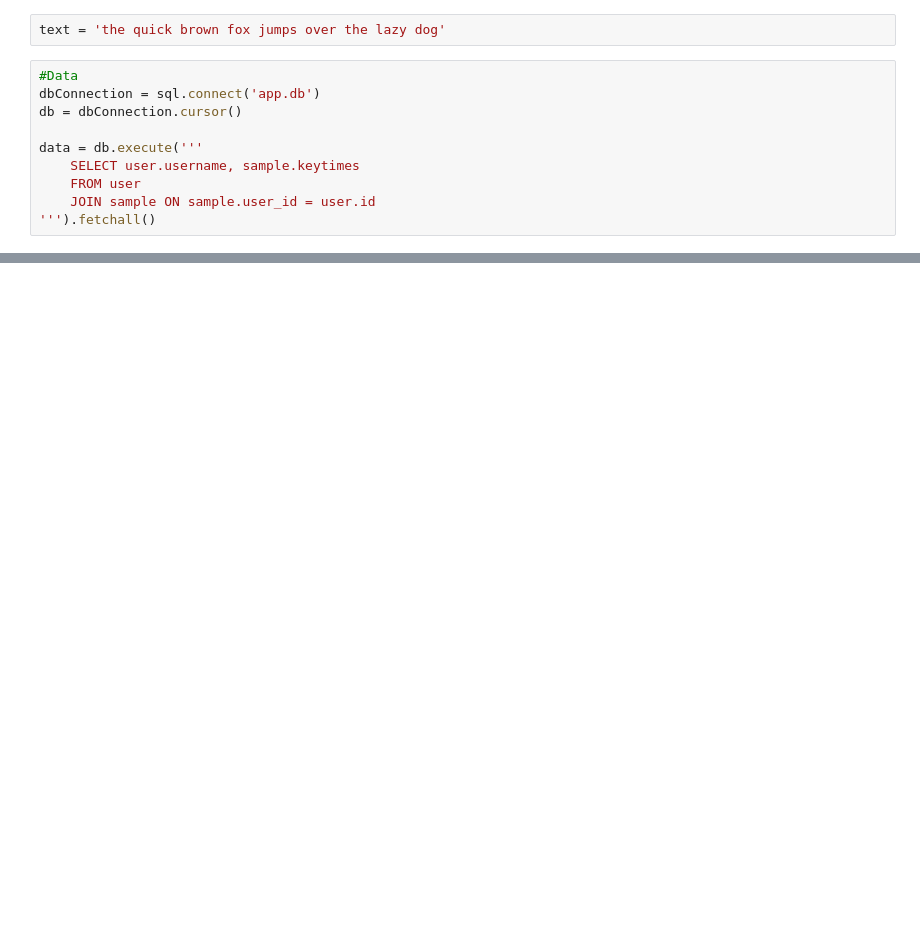
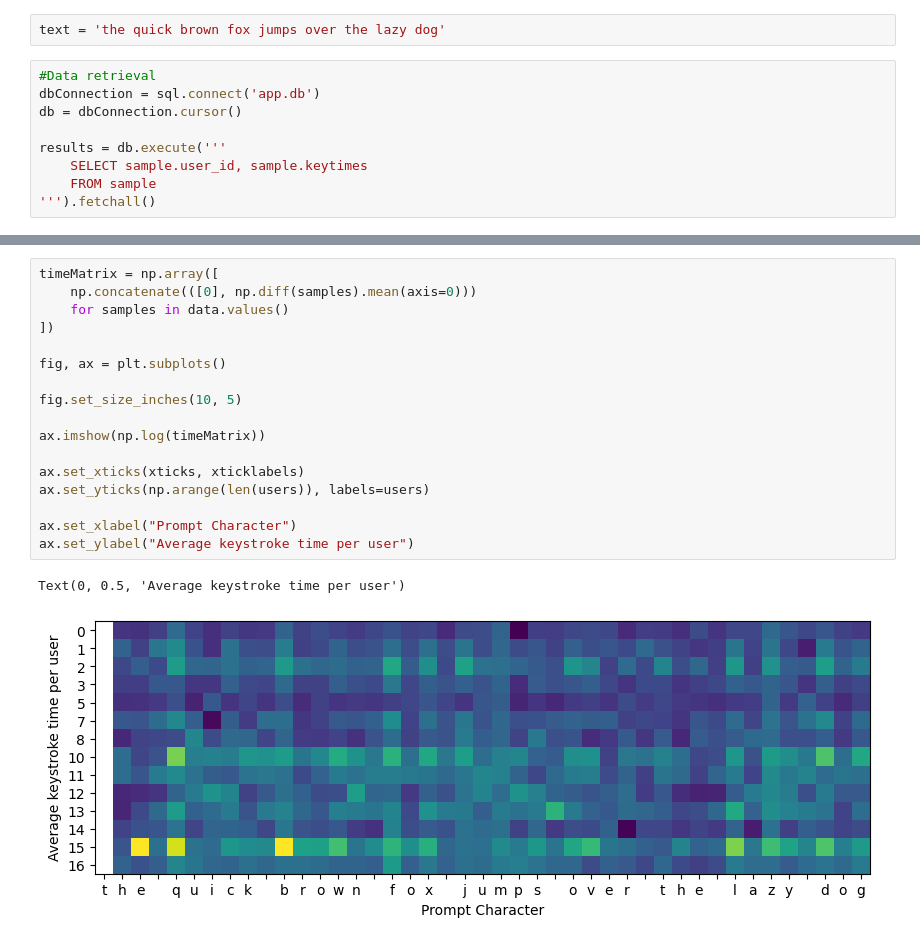
Before and after one commit to orebenson/keystroke_authentication, a Jupyter notebook: analysis/test.ipynb, the cells around one changed output, grey strips where cells are left out. Saved outputs shown, nothing was run; the diff lists cells and outputs as text; blank space fills up the shorter version.

```diff
--- a/analysis/test.ipynb
+++ b/analysis/test.ipynb
@@ -8,12 +12,11 @@ import scipy.stats as stats
 # %%
 text = 'the quick brown fox jumps over the lazy dog'
 # %%
-#Data
+#Data retrieval
 dbConnection = sql.connect('app.db')
 db = dbConnection.cursor()
 
-data = db.execute('''
-    SELECT user.username, sample.keytimes
-    FROM user
-    JOIN sample ON sample.user_id = user.id
+results = db.execute('''
+    SELECT sample.user_id, sample.keytimes
+    FROM sample
 ''').fetchall()
@@ -43,3 +134,23 @@ Name: keytimes, dtype: object
+# %%
+timeMatrix = np.array([
+    np.concatenate(([0], np.diff(samples).mean(axis=0)))
+    for samples in data.values()
+])
+
+fig, ax = plt.subplots()
+
+fig.set_size_inches(10, 5)
+
+ax.imshow(np.log(timeMatrix))
+
+ax.set_xticks(xticks, xticklabels)
+ax.set_yticks(np.arange(len(users)), labels=users)
+
+ax.set_xlabel("Prompt Character")
+ax.set_ylabel("Average keystroke time per user")
+# %% [output]
+Text(0, 0.5, 'Average keystroke time per user')
+[figure, added]
 # %%
 #Show keystrokes for all samples
 
```
Also changed, not shown: parts of 35 cells of this notebook, 5 other files.
